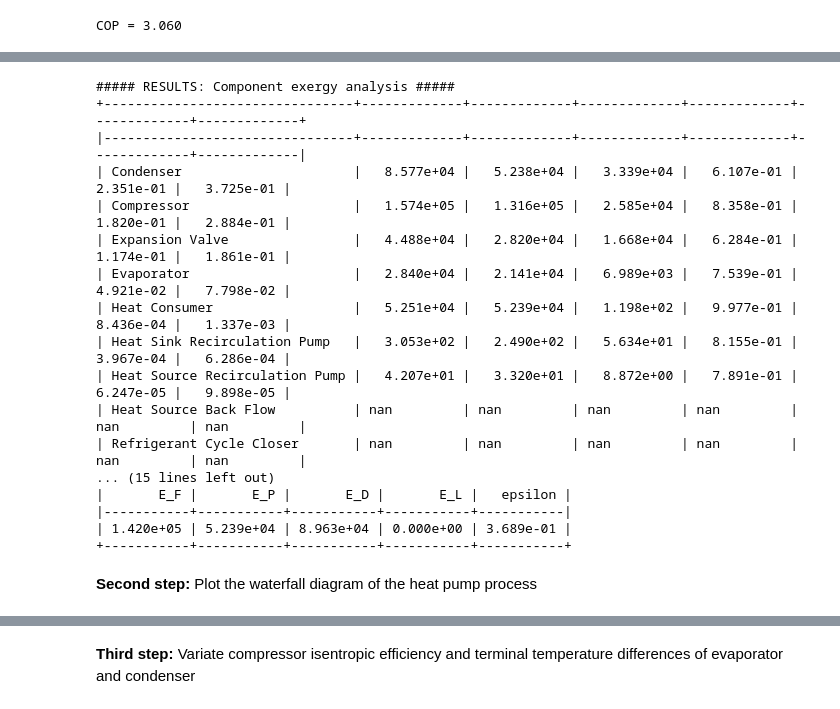
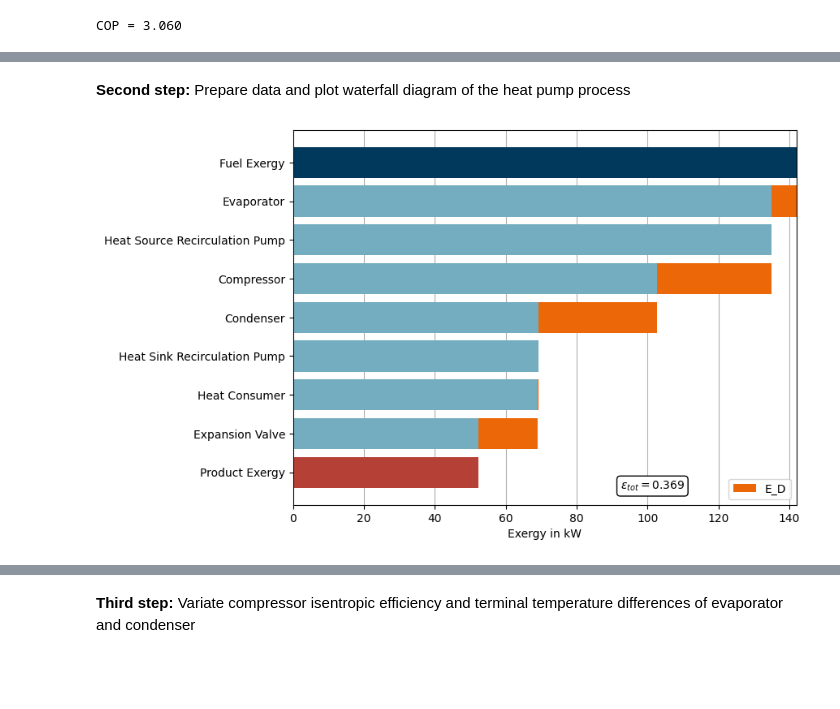
Before and after one commit to fwitte/TESPy_teaching_exergy, a Jupyter notebook: book/cycles/heat-pump.ipynb, the cells around one changed output, grey strips where cells are left out. Cells and saved outputs as stored; diff of their text form; code cells hidden in the pictures; blank space fills up the shorter version.

```diff
--- a/book/cycles/heat-pump.ipynb
+++ b/book/cycles/heat-pump.ipynb
@@ -243,44 +267,48 @@ COP = 3.060
+# %% [markdown]
+**Second step:** Prepare data and plot waterfall diagram of the heat pump process
 # %%
-from tespy.tools import ExergyAnalysis
-
-ean = ExergyAnalysis(network=nw, E_F=[heat_in, power_in], E_P=[heat_out])
-ean.analyse(pamb=1.013, Tamb=25)
-ean.print_results(groups=False, connections=False, aggregation=False)
+import matplotlib.pyplot as plt
+import numpy as np
 
 comps = ['Fuel Exergy']
 E_F = ean.network_data.E_F
 E_D = [0]
 E_P = [E_F]
 for comp in ean.aggregation_data.index:
     # only plot components with exergy destruction > 1 W
     if ean.aggregation_data.E_D[comp] > 1 :
         comps.append(comp)
         E_D.append(ean.aggregation_data.E_D[comp])
         E_F = E_F - ean.aggregation_data.E_D[comp]
         E_P.append(E_F)
 comps.append('Product Exergy')
 E_D.append(0)
 E_P.append(E_F)
 
 E_D = [E * 1e-3 for E in E_D]
 E_P = [E * 1e-3 for E in E_P]
+
+colors_E_P = ['#74ADC0'] * len(comps)
+colors_E_P[0] = '#00395B'
+colors_E_P[-1] = '#B54036'
+
+fig, ax = plt.subplots(figsize=(8, 6))
+
+ax.barh(np.arange(len(comps)), E_P, align='center', color=colors_E_P)
+ax.barh(np.arange(len(comps)), E_D, align='center', left=E_P, label='E_D', color='#EC6707')
+
+ax.legend()
+ax.annotate(
+    f'$\epsilon_{{tot}} = ${ean.network_data["epsilon"]:.3f}', (0.65, 0.05),
+    xycoords='axes fraction',
+    ha='left', va='center', color='k',
+    bbox=dict(boxstyle='round,pad=0.3', fc='white')
+    )
+ax.set_xlabel('Exergy in kW')
+ax.set_yticks(np.arange(len(comps)))
+ax.set_yticklabels(comps)
+ax.invert_yaxis()
+ax.grid(axis='x')
+ax.set_axisbelow(True)
 # %% [output]
-##### RESULTS: Component exergy analysis #####
-+--------------------------------+-------------+-------------+-------------+-------------+-------------+-------------+
-|--------------------------------+-------------+-------------+-------------+-------------+-------------+-------------|
-| Condenser                      |   8.577e+04 |   5.238e+04 |   3.339e+04 |   6.107e-01 |   2.351e-01 |   3.725e-01 |
-| Compressor                     |   1.574e+05 |   1.316e+05 |   2.585e+04 |   8.358e-01 |   1.820e-01 |   2.884e-01 |
-| Expansion Valve                |   4.488e+04 |   2.820e+04 |   1.668e+04 |   6.284e-01 |   1.174e-01 |   1.861e-01 |
-| Evaporator                     |   2.840e+04 |   2.141e+04 |   6.989e+03 |   7.539e-01 |   4.921e-02 |   7.798e-02 |
-| Heat Consumer                  |   5.251e+04 |   5.239e+04 |   1.198e+02 |   9.977e-01 |   8.436e-04 |   1.337e-03 |
-| Heat Sink Recirculation Pump   |   3.053e+02 |   2.490e+02 |   5.634e+01 |   8.155e-01 |   3.967e-04 |   6.286e-04 |
-| Heat Source Recirculation Pump |   4.207e+01 |   3.320e+01 |   8.872e+00 |   7.891e-01 |   6.247e-05 |   9.898e-05 |
-| Heat Source Back Flow          | nan         | nan         | nan         | nan         | nan         | nan         |
-| Refrigerant Cycle Closer       | nan         | nan         | nan         | nan         | nan         | nan         |
-... (15 lines left out)
-|       E_F |       E_P |       E_D |       E_L |   epsilon |
-|-----------+-----------+-----------+-----------+-----------|
-| 1.420e+05 | 5.239e+04 | 8.963e+04 | 0.000e+00 | 3.689e-01 |
-+-----------+-----------+-----------+-----------+-----------+
+[figure, added]
-# %% [markdown]
-**Second step:** Plot the waterfall diagram of the heat pump process
```
Also changed, not shown: parts of 6 cells of this notebook.
